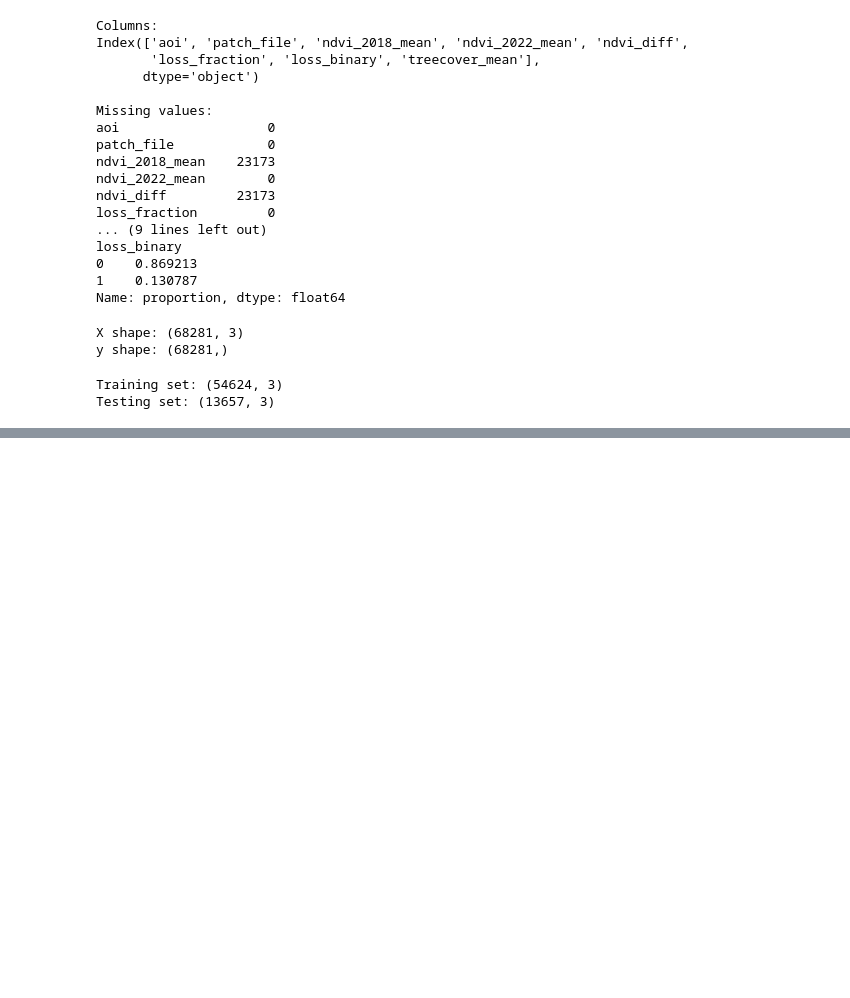
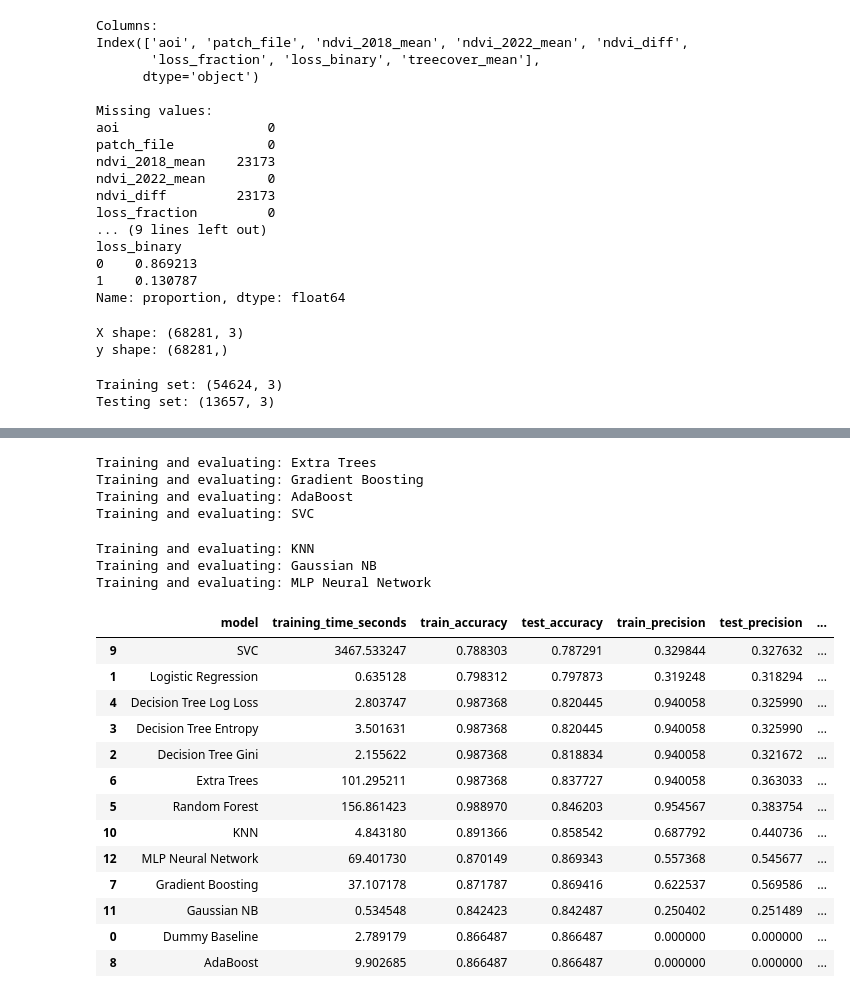
Before and after one commit to vsolanki76771215/Student_MLE_MiniProject_EDA, a Jupyter notebook: ExperimentWithVariousModels.ipynb, the cells around one changed output, grey strips where cells are left out. Drawn from its saved outputs; the diff is of its cells as text; code cells hidden in the pictures; blank space fills up the shorter version.

```diff
--- a/ExperimentWithVariousModels.ipynb
+++ b/ExperimentWithVariousModels.ipynb
@@ -194,0 +282,56 @@ scoring = {
+# %%
+# ============================================================
+# STEP 9: Automated Model Testing with K-Fold Cross Validation
+# ============================================================
+
+results = []
+
+for model_name, model in models.items():
+    print(f"Training and evaluating: {model_name}")
+
+    start_time = time.time()
+
+    cv_scores = cross_validate(
+        model,
+        X_train,
+        y_train,
+        cv=5,
+        scoring=scoring,
+        return_train_score=True,
+        n_jobs=-1
+    )
+
+    training_time = time.time() - start_time
+
+    result = {
+        "model": model_name,
+        "training_time_seconds": training_time,
+
+        "train_accuracy": cv_scores["train_accuracy"].mean(),
+        "test_accuracy": cv_scores["test_accuracy"].mean(),
+
+        "train_precision": cv_scores["train_precision"].mean(),
+        "test_precision": cv_scores["test_precision"].mean(),
+
+        "train_recall": cv_scores["train_recall"].mean(),
+        "test_recall": cv_scores["test_recall"].mean(),
+
+        "train_f1": cv_scores["train_f1"].mean(),
+        "test_f1": cv_scores["test_f1"].mean(),
+
+        "train_roc_auc": cv_scores["train_roc_auc"].mean(),
+        "test_roc_auc": cv_scores["test_roc_auc"].mean(),
+
+        "train_pr_auc": cv_scores["train_pr_auc"].mean(),
+        "test_pr_auc": cv_scores["test_pr_auc"].mean(),
+
+        "overfit_gap_f1": cv_scores["train_f1"].mean() - cv_scores["test_f1"].mean()
+    }
+
+    results.append(result)
+
+results_df = pd.DataFrame(results)
+results_df = results_df.sort_values(by="test_f1", ascending=False)
+
+results_df
+# %% [output]
@@ -194,0 +344,21 @@ scoring = {
+Training and evaluating: Extra Trees
+Training and evaluating: Gradient Boosting
+Training and evaluating: AdaBoost
+Training and evaluating: SVC
+Training and evaluating: KNN
+Training and evaluating: Gaussian NB
+Training and evaluating: MLP Neural Network
+|  | model | training_time_seconds | train_accuracy | test_accuracy | train_precision | test_precision | ... |
+| 9 | SVC | 3467.533247 | 0.788303 | 0.787291 | 0.329844 | 0.327632 | ... |
+| 1 | Logistic Regression | 0.635128 | 0.798312 | 0.797873 | 0.319248 | 0.318294 | ... |
+| 4 | Decision Tree Log Loss | 2.803747 | 0.987368 | 0.820445 | 0.940058 | 0.325990 | ... |
+| 3 | Decision Tree Entropy | 3.501631 | 0.987368 | 0.820445 | 0.940058 | 0.325990 | ... |
+| 2 | Decision Tree Gini | 2.155622 | 0.987368 | 0.818834 | 0.940058 | 0.321672 | ... |
+| 6 | Extra Trees | 101.295211 | 0.987368 | 0.837727 | 0.940058 | 0.363033 | ... |
+| 5 | Random Forest | 156.861423 | 0.988970 | 0.846203 | 0.954567 | 0.383754 | ... |
+| 10 | KNN | 4.843180 | 0.891366 | 0.858542 | 0.687792 | 0.440736 | ... |
+| 12 | MLP Neural Network | 69.401730 | 0.870149 | 0.869343 | 0.557368 | 0.545677 | ... |
+| 7 | Gradient Boosting | 37.107178 | 0.871787 | 0.869416 | 0.622537 | 0.569586 | ... |
+| 11 | Gaussian NB | 0.534548 | 0.842423 | 0.842487 | 0.250402 | 0.251489 | ... |
+| 0 | Dummy Baseline | 2.789179 | 0.866487 | 0.866487 | 0.000000 | 0.000000 | ... |
+| 8 | AdaBoost | 9.902685 | 0.866487 | 0.866487 | 0.000000 | 0.000000 | ... |
```
Also changed, not shown: parts of 4 cells of this notebook.
